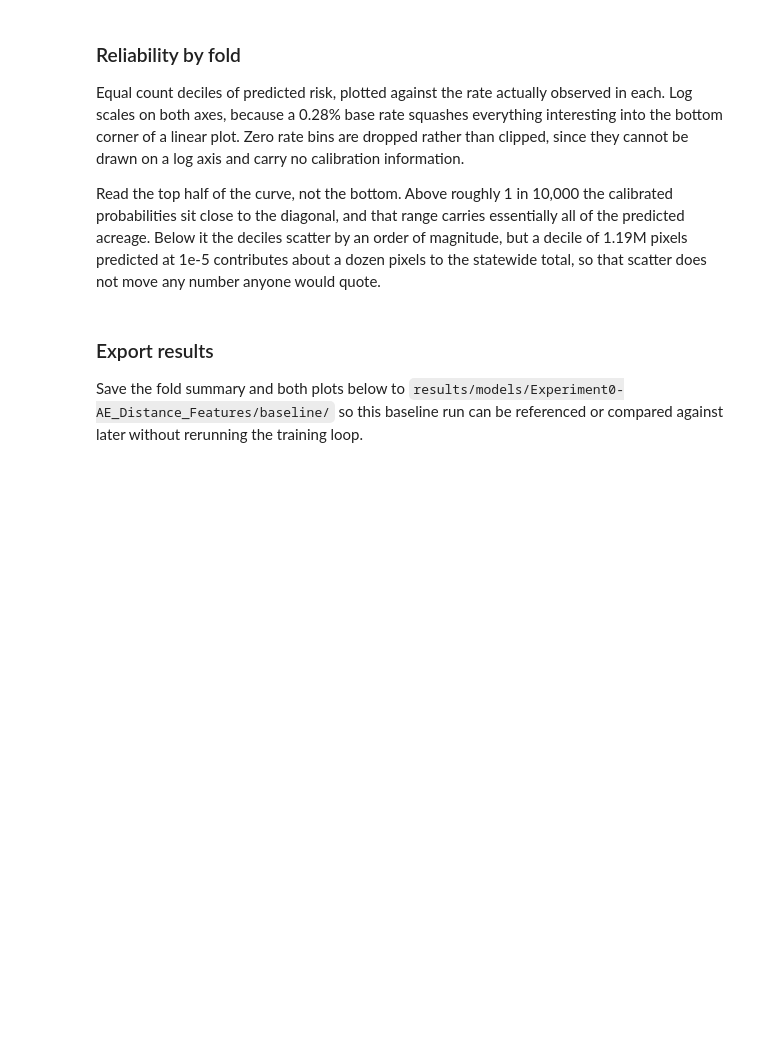
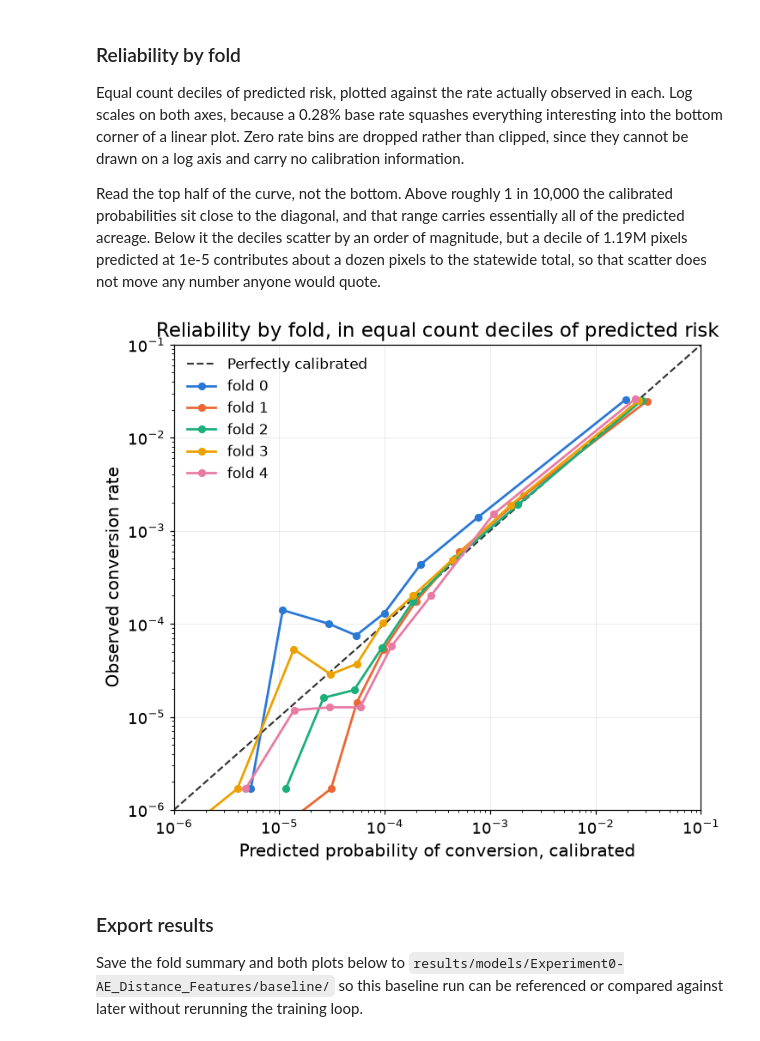
Before and after one commit to joshstallings/wetland_conversion, a Jupyter notebook: gradient_boosting.ipynb, the cells around one changed output. Saved outputs shown, nothing was run; the diff lists cells and outputs as text; code cells hidden in the pictures; blank space fills up the shorter version.

```diff
--- a/gradient_boosting.ipynb
+++ b/gradient_boosting.ipynb
@@ -1251,33 +1383,28 @@ number anyone would quote.
 # %%
 with plt.rc_context(SLIDE_RC):
     fig, ax = plt.subplots(figsize=(7.2, 6.4))
 
     lims = (1e-6, 1e-1)
     ax.plot(lims, lims, ls="--", lw=1.4, color="#333333", label="Perfectly calibrated")
     for k in range(K_FOLDS):
         rel = reliability_by_fold[k]
         keep = (rel["pred_mean"] > 0) & (rel["obs_rate"] > 0)
         ax.plot(rel.loc[keep, "pred_mean"], rel.loc[keep, "obs_rate"],
                 marker="o", ms=5, lw=1.8, color=FOLD_COLORS[k], label=f"fold {k}")
 
     ax.set_xscale("log")
     ax.set_yscale("log")
     ax.set_xlim(*lims)
     ax.set_ylim(*lims)
     ax.set_xlabel("Predicted probability of conversion, calibrated")
     ax.set_ylabel("Observed conversion rate")
     ax.set_title("Reliability by fold, in equal count deciles of predicted risk")
     ax.legend(loc="upper left", frameon=False, fontsize=11)
     ax.grid(alpha=0.25, lw=0.6)
     ax.set_axisbelow(True)
-
-    fig.suptitle(
-        "Above about 1 in 10,000 the calibrated probabilities track the observed rate closely, and that is where\n"
-        "essentially all the predicted acreage sits. The bottom deciles scatter because almost nothing converts there",
-        fontsize=13, y=1.02,
-    )
-    fig.savefig(f"{FOLD_REPORT_DIR}/fold_reliability.png")
     plt.show()
+# %% [output]
+[figure, added]
 # %% [markdown]
 ### Export results
 
```
Also changed, not shown: parts of 45 cells of this notebook, 36 other files.
